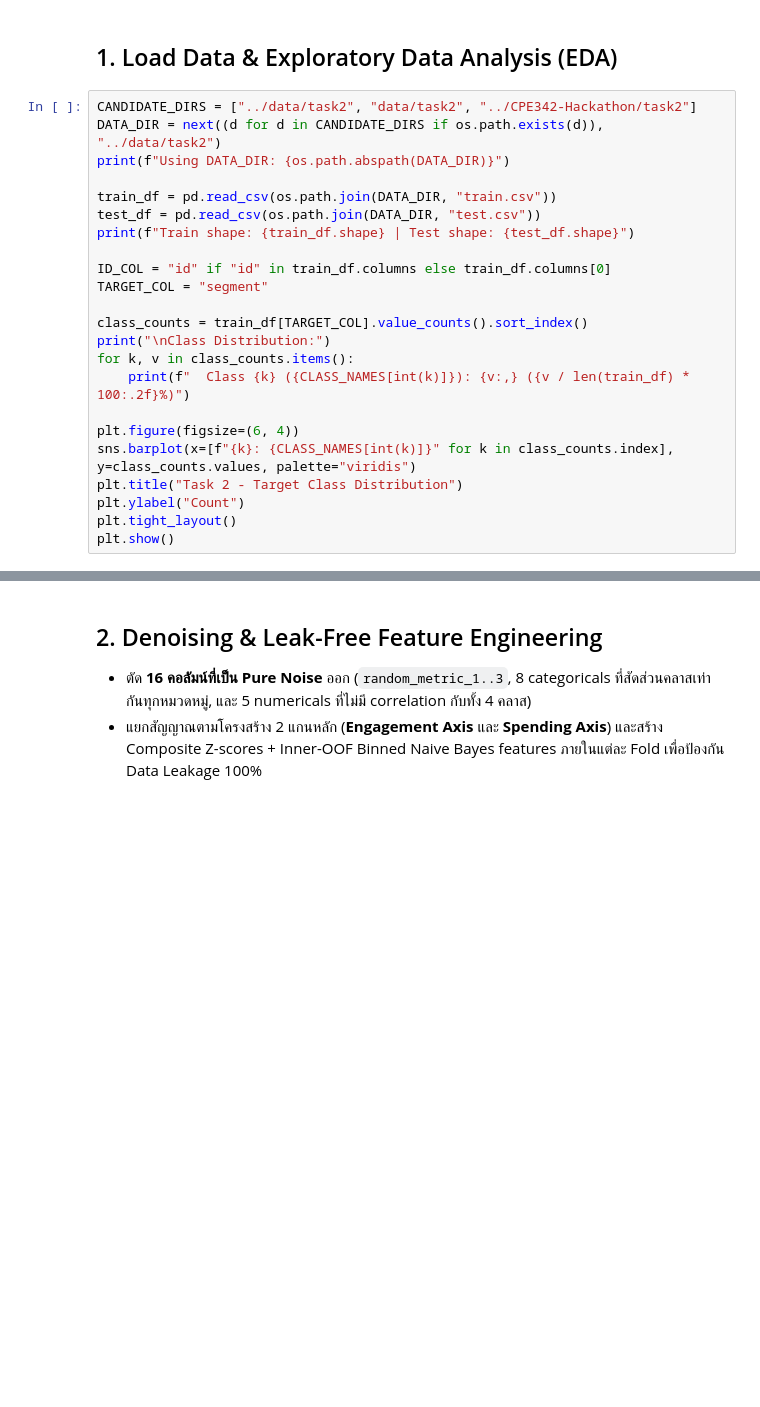
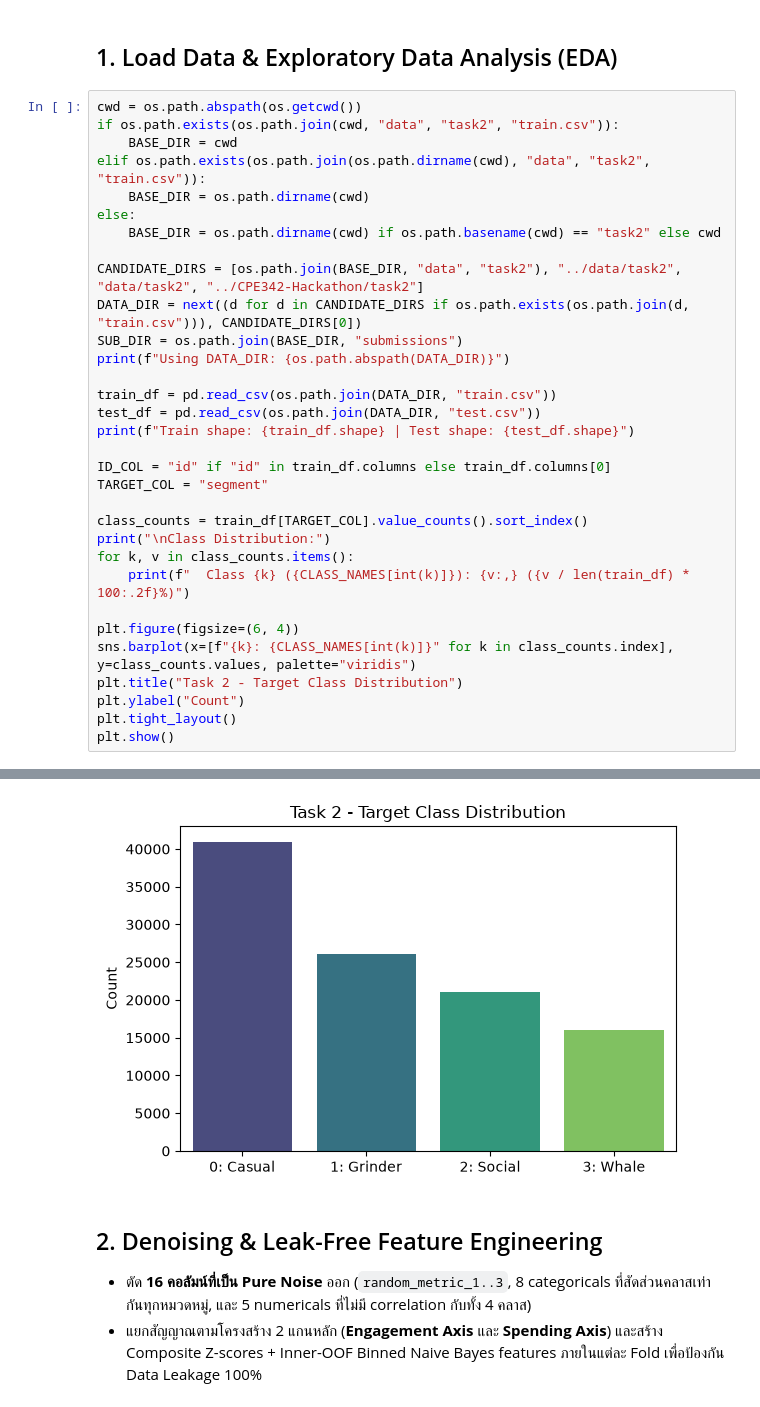
Before and after one commit to apfirst13/cpe342-ML009, a Jupyter notebook: task2/task2.ipynb, the cells around one changed output, grey strips where cells are left out. Saved outputs shown, nothing was run; the diff lists cells and outputs as text; blank space fills up the shorter version.

Commit message:
feat(task2): sync task2.ipynb paths, add nested OOF verification, and save execution outputs

```diff
--- a/task2/task2.ipynb
+++ b/task2/task2.ipynb
@@ -41,8 +41,17 @@ np.random.seed(SEED)
 # %% [markdown]
 ## 1. Load Data & Exploratory Data Analysis (EDA)
 # %%
-CANDIDATE_DIRS = ["../data/task2", "data/task2", "../CPE342-Hackathon/task2"]
-DATA_DIR = next((d for d in CANDIDATE_DIRS if os.path.exists(d)), "../data/task2")
+cwd = os.path.abspath(os.getcwd())
+if os.path.exists(os.path.join(cwd, "data", "task2", "train.csv")):
+    BASE_DIR = cwd
+elif os.path.exists(os.path.join(os.path.dirname(cwd), "data", "task2", "train.csv")):
+    BASE_DIR = os.path.dirname(cwd)
+else:
+    BASE_DIR = os.path.dirname(cwd) if os.path.basename(cwd) == "task2" else cwd
+
+CANDIDATE_DIRS = [os.path.join(BASE_DIR, "data", "task2"), "../data/task2", "data/task2", "../CPE342-Hackathon/task2"]
+DATA_DIR = next((d for d in CANDIDATE_DIRS if os.path.exists(os.path.join(d, "train.csv"))), CANDIDATE_DIRS[0])
+SUB_DIR = os.path.join(BASE_DIR, "submissions")
 print(f"Using DATA_DIR: {os.path.abspath(DATA_DIR)}")
 
 train_df = pd.read_csv(os.path.join(DATA_DIR, "train.csv"))
@@ -63,3 +72,4 @@ plt.title("Task 2 - Target Class Distribution")
 plt.ylabel("Count")
 plt.tight_layout()
 plt.show()
+# %% [output]
@@ -66,3 +84,4 @@ plt.show()
+[figure, added]
 # %% [markdown]
 ## 2. Denoising & Leak-Free Feature Engineering
 - ตัด **16 คอลัมน์ที่เป็น Pure Noise** ออก (`random_metric_1..3`, 8 categoricals ที่สัดส่วนคลาสเท่ากันทุกหมวดหมู่, และ 5 numericals ที่ไม่มี correlation กับทั้ง 4 คลาส)
```
Also changed, not shown: parts of 4 cells of this notebook.
